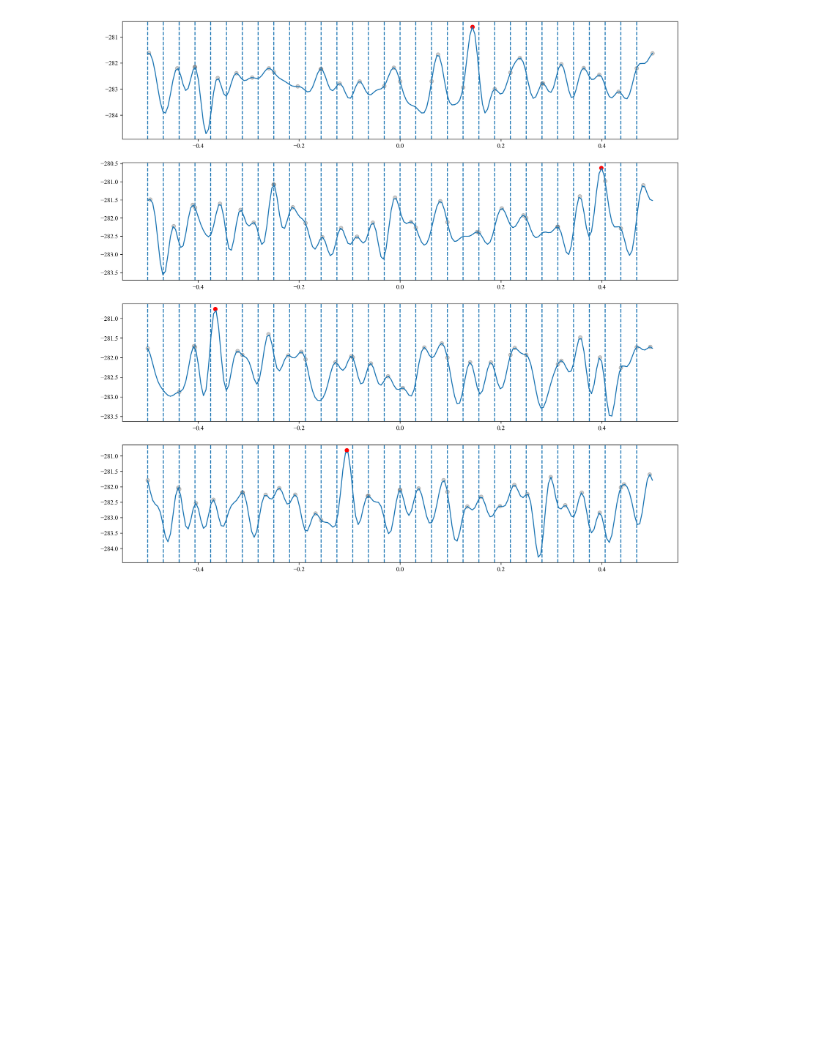
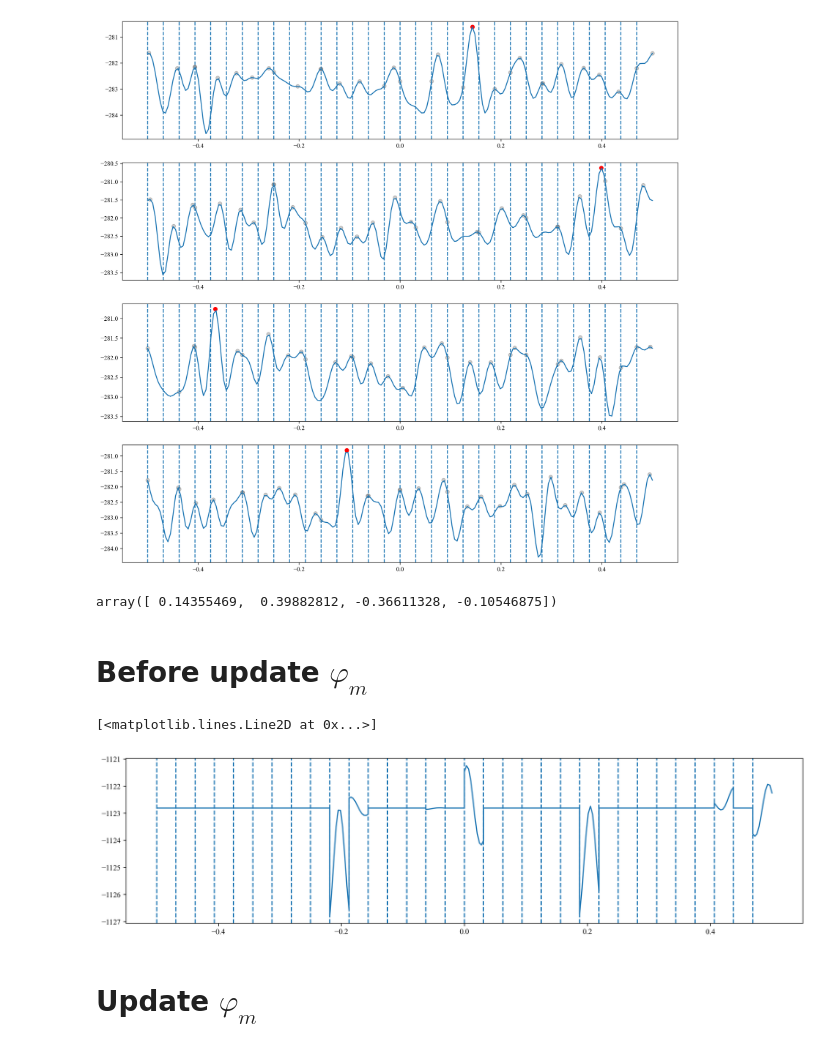
Before and after one commit to Brook1711/RIS-Angular-Domain, a Jupyter notebook: code_main/Alg.ipynb, the cells around one changed output. Cells and saved outputs as stored; diff of their text form; code cells hidden in the pictures; blank space fills up the shorter version.

```diff
--- a/code_main/Alg.ipynb
+++ b/code_main/Alg.ipynb
@@ -1267,8 +1267,9 @@ def f_m(YK = YK, Mu = E_step_instance.Mu, kappa = 100, Omega = Omega_true_L ,Del
     # F_kl = Phi_H * generate_V_wl(M, omega_l) * generate_DM(M, Delta_varphi)
     Delta_varphi_ = Delta_varphi.copy()
     Delta_varphi_[m] = Delta_varphi_m
+    DM = generate_DM(M, Delta_varphi_)
     for l in range(L):
-        F_kl = Phi_H * generate_V_wl(M, Omega[l]) * generate_DM(M, Delta_varphi_)
+        F_kl = Phi_H * generate_V_wl(M, Omega[l]) * DM
         for k in range(K):
             x_k = Mu[k]
             for t in range(tau):
@@ -1568,5 +1568,41 @@ for l in range(L):
         color = 'red',
         alpha=1
     )
+    Omega_container[l] = Delta_Omega_container[l,m] + Omega_grid[m]
 # %% [output]
 [figure]
+# %%
+Omega_container
+# %% [output]
+array([ 0.14355469,  0.39882812, -0.36611328, -0.10546875])
+# %% [markdown]
+# Before update $\varphi_m$
+# %%
+M_varphi_plots = []
+x_list = []
+Delta_x_list = np.linspace(0 + 0.00001, 1/M - 0.00001, 10)
+plt.figure(figsize=(16,4),dpi = 300)
+
+varphi_offset = [m/M - 0.5 for m in range(M)]
+for m in range(M):
+    for Delta_x in Delta_x_list:
+        varphi_now = varphi_offset[m] + Delta_x
+        x_list.append(varphi_now)
+        M_varphi_plots.append(
+            f_m(
+                YK = YK,
+                Mu = E_step_instance.Mu,
+                kappa=0.001,
+                Omega = Omega_container,
+                Delta_varphi= Delta_varphi_container,
+                Delta_varphi_m=Delta_x,
+                m = m
+            )
+        )
+    plt.axvline(Omega_grid[m], linestyle = '--')
+plt.plot(x_list, M_varphi_plots)
+# %% [output]
+[<matplotlib.lines.Line2D at 0x...>]
+[figure, added]
+# %% [markdown]
+# Update $\varphi_m$
```
Also changed, not shown: parts of 9 cells of this notebook.
